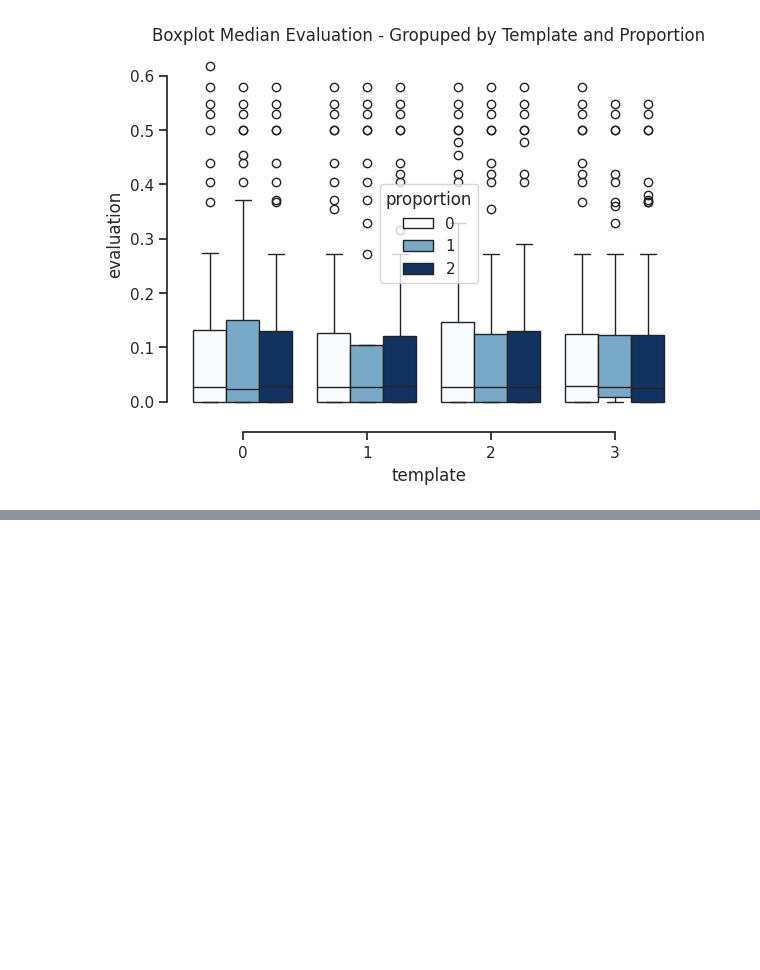
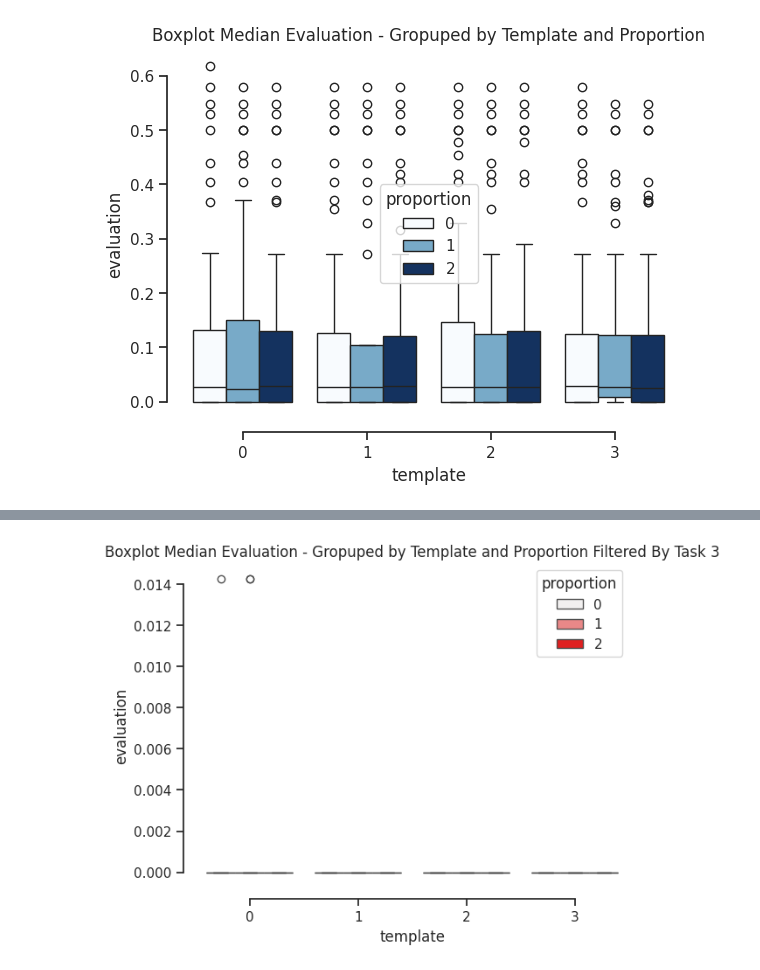
Before and after one commit to CaioRhoden/datamodels-context-reduction, a Jupyter notebook: experiments/instruction_bias/results_analysis.ipynb, the cells around one changed output, grey strips where cells are left out. Saved outputs shown, nothing was run; the diff lists cells and outputs as text; code cells hidden in the pictures; blank space fills up the shorter version.

```diff
--- a/experiments/instruction_bias/results_analysis.ipynb
+++ b/experiments/instruction_bias/results_analysis.ipynb
@@ -142,0 +159,16 @@ sns.despine(offset=10, trim=True)
+# %%
+_plot2_2 = (
+    results
+    .select(["template", "task", "test_idx", "evaluation", "proportion"])
+    .filter(pl.col("task") == 2)
+    .group_by(["template", "proportion", "test_idx"])
+    .agg(pl.median("evaluation").alias("evaluation"))
+)
+yellow_palette = sns.light_palette("red", as_cmap=False, n_colors=3)
+
+sns.boxplot(x="template", y="evaluation",
+            hue="proportion", palette=yellow_palette,
+            data=_plot2_2).set(title='Boxplot Median Evaluation - Gropuped by Template and Proportion Filtered By Task 3')
+sns.despine(offset=10, trim=True)
+# %% [output]
+[figure, added]
```
Also changed, not shown: parts of 11 cells of this notebook.
